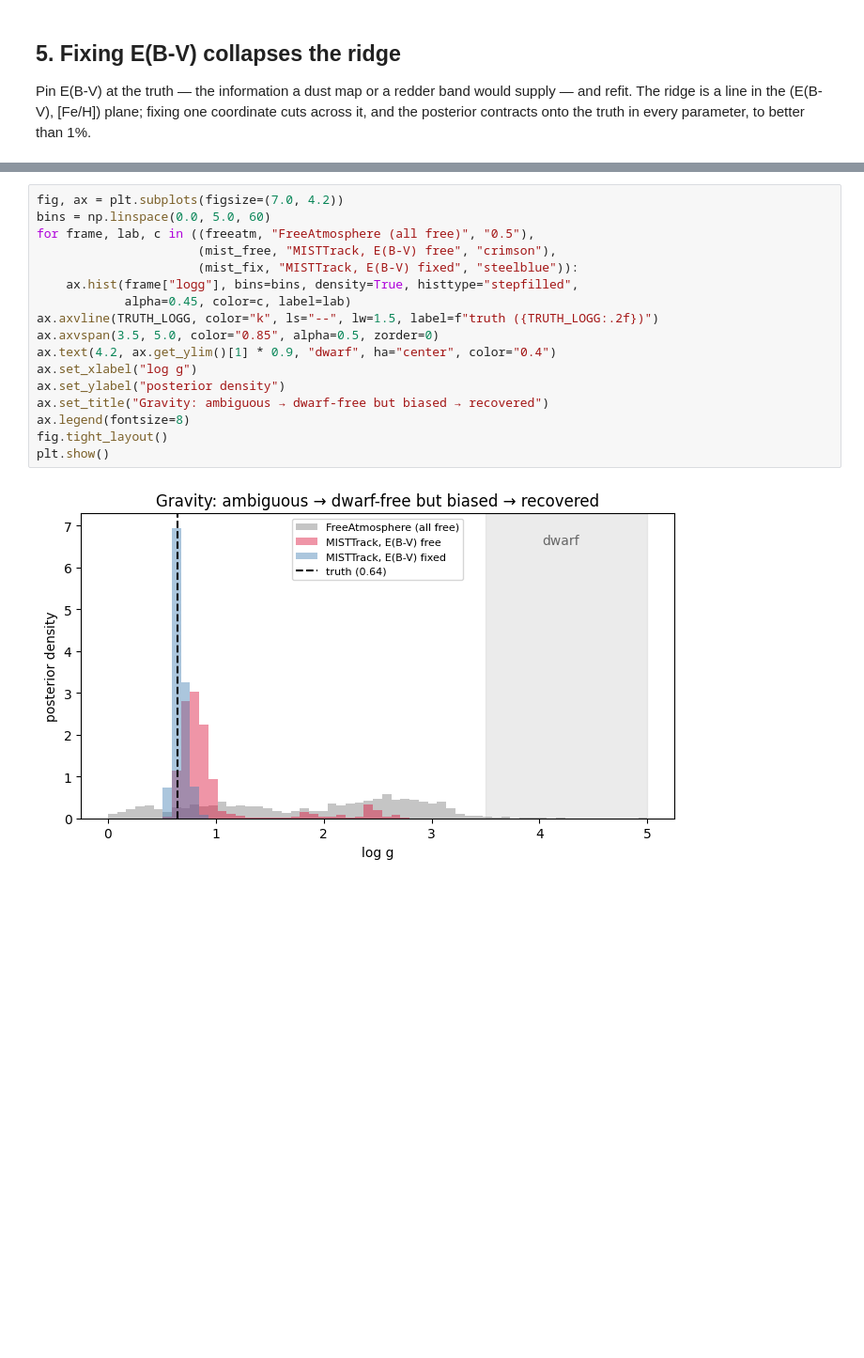
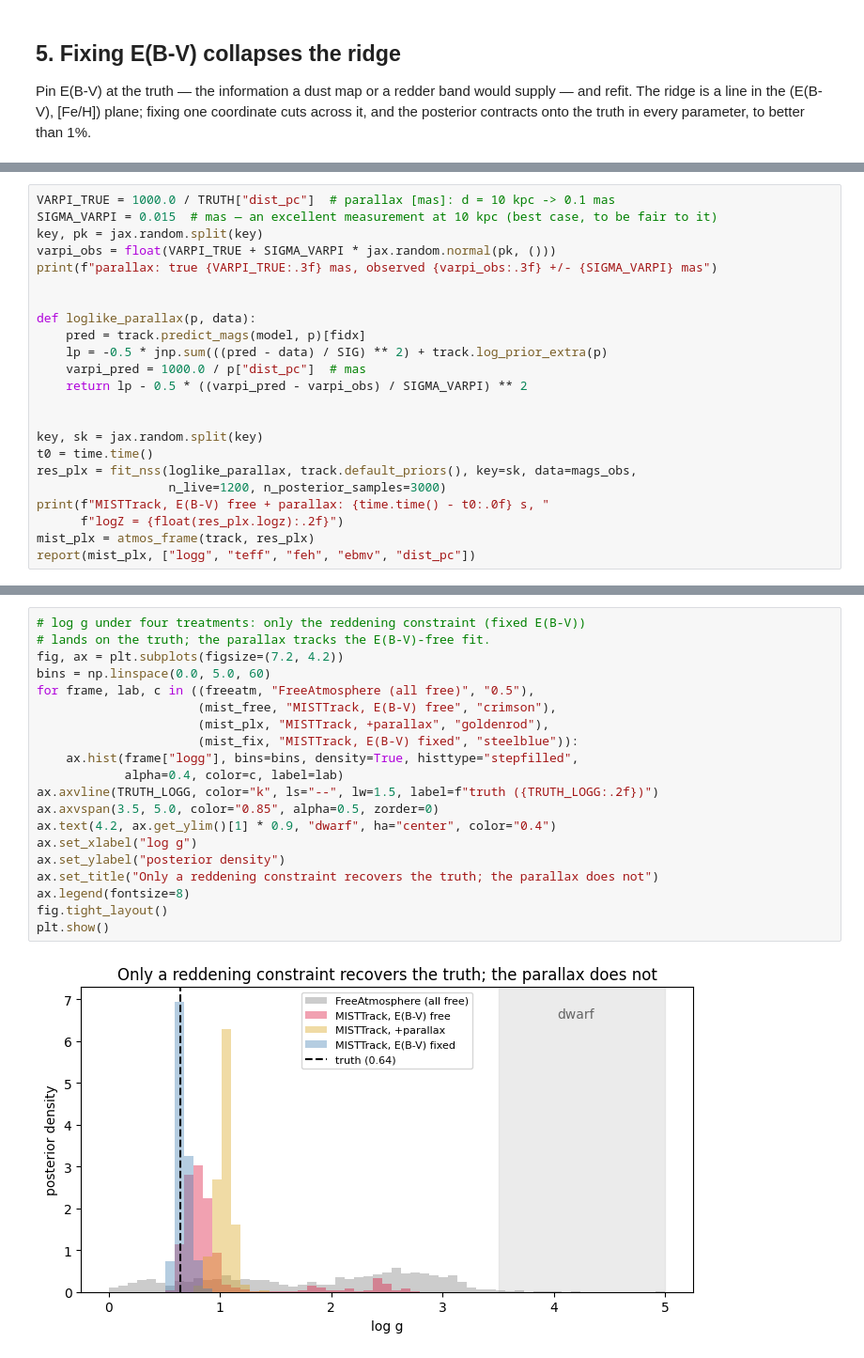
Before and after one commit to suchethac/tengri-stars, a Jupyter notebook: notebooks/11_isochrone_reddening_degeneracy.ipynb, the cells around one changed output, grey strips where cells are left out. Shown at 94% size. Drawn from its saved outputs; the diff is of its cells as text; blank space fills up the shorter version.

```diff
--- a/notebooks/11_isochrone_reddening_degeneracy.ipynb
+++ b/notebooks/11_isochrone_reddening_degeneracy.ipynb
@@ -349,0 +359,23 @@ ridge; `MISTTrack` with E(B-V) pinned sits tight on the truth.
+# %%
+VARPI_TRUE = 1000.0 / TRUTH["dist_pc"]  # parallax [mas]: d = 10 kpc -> 0.1 mas
+SIGMA_VARPI = 0.015  # mas — an excellent measurement at 10 kpc (best case, to be fair to it)
+key, pk = jax.random.split(key)
+varpi_obs = float(VARPI_TRUE + SIGMA_VARPI * jax.random.normal(pk, ()))
+print(f"parallax: true {VARPI_TRUE:.3f} mas, observed {varpi_obs:.3f} +/- {SIGMA_VARPI} mas")
+
+
+def loglike_parallax(p, data):
+    pred = track.predict_mags(model, p)[fidx]
+    lp = -0.5 * jnp.sum(((pred - data) / SIG) ** 2) + track.log_prior_extra(p)
+    varpi_pred = 1000.0 / p["dist_pc"]  # mas
+    return lp - 0.5 * ((varpi_pred - varpi_obs) / SIGMA_VARPI) ** 2
+
+
+key, sk = jax.random.split(key)
+t0 = time.time()
+res_plx = fit_nss(loglike_parallax, track.default_priors(), key=sk, data=mags_obs,
+                  n_live=1200, n_posterior_samples=3000)
+print(f"MISTTrack, E(B-V) free + parallax: {time.time() - t0:.0f} s, "
+      f"logZ = {float(res_plx.logz):.2f}")
+mist_plx = atmos_frame(track, res_plx)
+report(mist_plx, ["logg", "teff", "feh", "ebmv", "dist_pc"])
@@ -350,19 +416,22 @@ ridge; `MISTTrack` with E(B-V) pinned sits tight on the truth.
 # %%
-fig, ax = plt.subplots(figsize=(7.0, 4.2))
+# log g under four treatments: only the reddening constraint (fixed E(B-V))
+# lands on the truth; the parallax tracks the E(B-V)-free fit.
+fig, ax = plt.subplots(figsize=(7.2, 4.2))
 bins = np.linspace(0.0, 5.0, 60)
 for frame, lab, c in ((freeatm, "FreeAtmosphere (all free)", "0.5"),
                       (mist_free, "MISTTrack, E(B-V) free", "crimson"),
+                      (mist_plx, "MISTTrack, +parallax", "goldenrod"),
                       (mist_fix, "MISTTrack, E(B-V) fixed", "steelblue")):
     ax.hist(frame["logg"], bins=bins, density=True, histtype="stepfilled",
-            alpha=0.45, color=c, label=lab)
+            alpha=0.4, color=c, label=lab)
 ax.axvline(TRUTH_LOGG, color="k", ls="--", lw=1.5, label=f"truth ({TRUTH_LOGG:.2f})")
 ax.axvspan(3.5, 5.0, color="0.85", alpha=0.5, zorder=0)
 ax.text(4.2, ax.get_ylim()[1] * 0.9, "dwarf", ha="center", color="0.4")
 ax.set_xlabel("log g")
 ax.set_ylabel("posterior density")
-ax.set_title("Gravity: ambiguous → dwarf-free but biased → recovered")
+ax.set_title("Only a reddening constraint recovers the truth; the parallax does not")
 ax.legend(fontsize=8)
 fig.tight_layout()
 plt.show()
 # %% [output]
-[figure, old version]
+[figure, new version]
```
Also changed, not shown: parts of 12 cells of this notebook, 1 other file.
